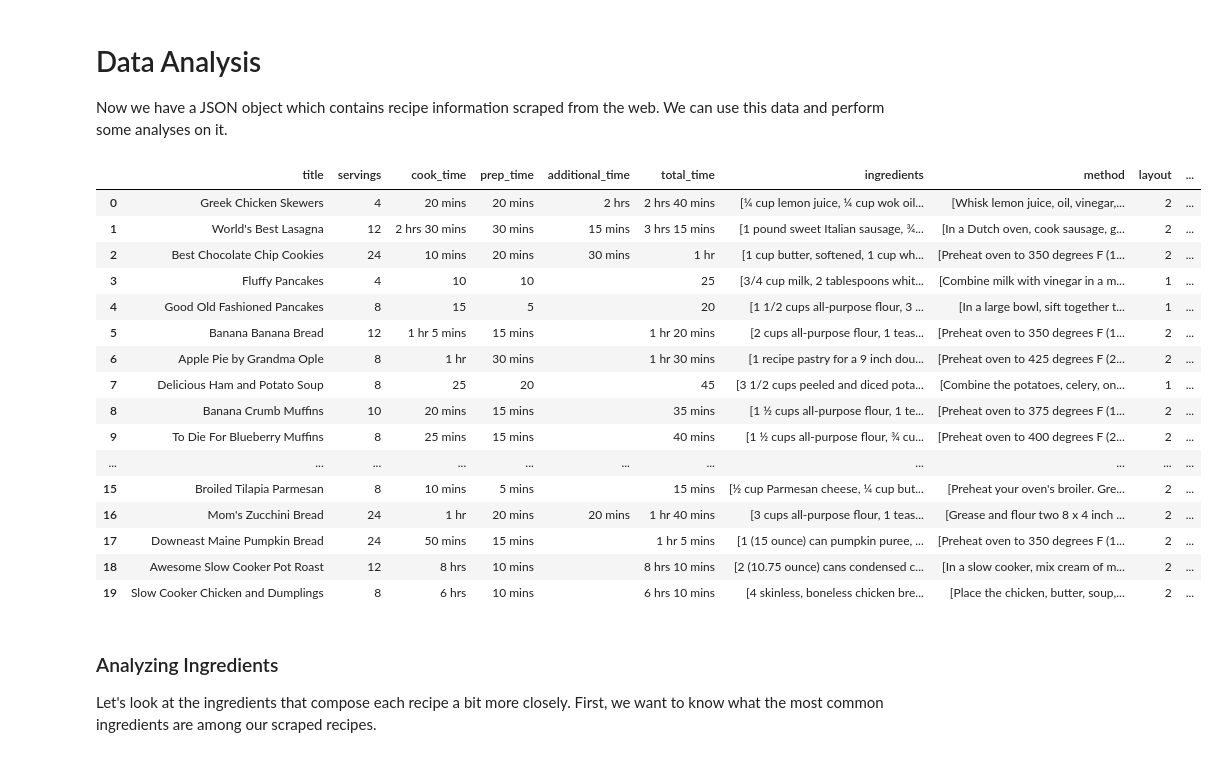
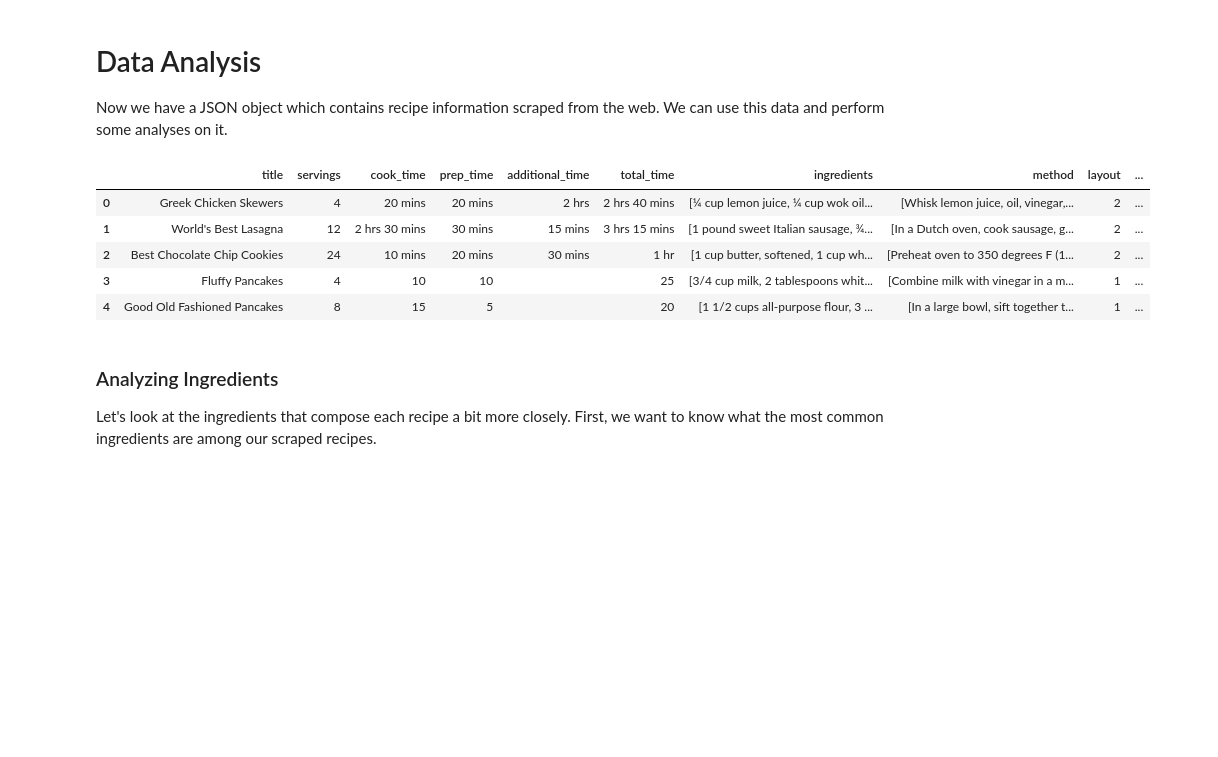
Before and after one commit to ryanjcarroll/Recipes-Data-Analysis, a Jupyter notebook: Recipe Data Project.ipynb, the cells around one changed output. Cells and saved outputs as stored; diff of their text form; code cells hidden in the pictures; blank space fills up the shorter version.

```diff
--- a/Recipe Data Project.ipynb
+++ b/Recipe Data Project.ipynb
@@ -176,29 +174,18 @@ Now we have a JSON object which contains recipe information scraped from the web
 # %%
 #load json object into dataframe
 recipes = pd.read_json(r'recipes.json')
 
 # re-order columns
 recipes = recipes[['title', 'servings', 'cook_time', 'prep_time', 'additional_time',
                    'total_time', 'ingredients', 'method', 'layout', 'picture']]
-recipes.head(20)
+recipes.head()
 # %% [output]
 |  | title | servings | cook_time | prep_time | additional_time | total_time | ingredients | method | layout | ... |
 | 0 | Greek Chicken Skewers | 4 | 20 mins | 20 mins | 2 hrs | 2 hrs 40 mins | [¼ cup lemon juice, ¼ cup wok oil... | [Whisk lemon juice, oil, vinegar,... | 2 | ... |
 | 1 | World's Best Lasagna | 12 | 2 hrs 30 mins | 30 mins | 15 mins | 3 hrs 15 mins | [1 pound sweet Italian sausage, ¾... | [In a Dutch oven, cook sausage, g... | 2 | ... |
 | 2 | Best Chocolate Chip Cookies | 24 | 10 mins | 20 mins | 30 mins | 1 hr | [1 cup butter, softened, 1 cup wh... | [Preheat oven to 350 degrees F (1... | 2 | ... |
 | 3 | Fluffy Pancakes | 4 | 10 | 10 |  | 25 | [3/4 cup milk, 2 tablespoons whit... | [Combine milk with vinegar in a m... | 1 | ... |
 | 4 | Good Old Fashioned Pancakes | 8 | 15 | 5 |  | 20 | [1 1/2 cups all-purpose flour, 3 ... | [In a large bowl, sift together t... | 1 | ... |
-| 5 | Banana Banana Bread | 12 | 1 hr 5 mins | 15 mins |  | 1 hr 20 mins | [2 cups all-purpose flour, 1 teas... | [Preheat oven to 350 degrees F (1... | 2 | ... |
-| 6 | Apple Pie by Grandma Ople | 8 | 1 hr | 30 mins |  | 1 hr 30 mins | [1 recipe pastry for a 9 inch dou... | [Preheat oven to 425 degrees F (2... | 2 | ... |
-| 7 | Delicious Ham and Potato Soup | 8 | 25 | 20 |  | 45 | [3 1/2 cups peeled and diced pota... | [Combine the potatoes, celery, on... | 1 | ... |
-| 8 | Banana Crumb Muffins | 10 | 20 mins | 15 mins |  | 35 mins | [1 ½ cups all-purpose flour, 1 te... | [Preheat oven to 375 degrees F (1... | 2 | ... |
-| 9 | To Die For Blueberry Muffins | 8 | 25 mins | 15 mins |  | 40 mins | [1 ½ cups all-purpose flour, ¾ cu... | [Preheat oven to 400 degrees F (2... | 2 | ... |
-| ... | ... | ... | ... | ... | ... | ... | ... | ... | ... | ... |
-| 15 | Broiled Tilapia Parmesan | 8 | 10 mins | 5 mins |  | 15 mins | [½ cup Parmesan cheese, ¼ cup but... | [Preheat your oven's broiler. Gre... | 2 | ... |
-| 16 | Mom's Zucchini Bread | 24 | 1 hr | 20 mins | 20 mins | 1 hr 40 mins | [3 cups all-purpose flour, 1 teas... | [Grease and flour two 8 x 4 inch ... | 2 | ... |
-| 17 | Downeast Maine Pumpkin Bread | 24 | 50 mins | 15 mins |  | 1 hr 5 mins | [1 (15 ounce) can pumpkin puree, ... | [Preheat oven to 350 degrees F (1... | 2 | ... |
-| 18 | Awesome Slow Cooker Pot Roast | 12 | 8 hrs | 10 mins |  | 8 hrs 10 mins | [2 (10.75 ounce) cans condensed c... | [In a slow cooker, mix cream of m... | 2 | ... |
-| 19 | Slow Cooker Chicken and Dumplings | 8 | 6 hrs | 10 mins |  | 6 hrs 10 mins | [4 skinless, boneless chicken bre... | [Place the chicken, butter, soup,... | 2 | ... |
 # %% [markdown]
 ### Analyzing Ingredients
 
```
Also changed, not shown: parts of 8 cells of this notebook.
